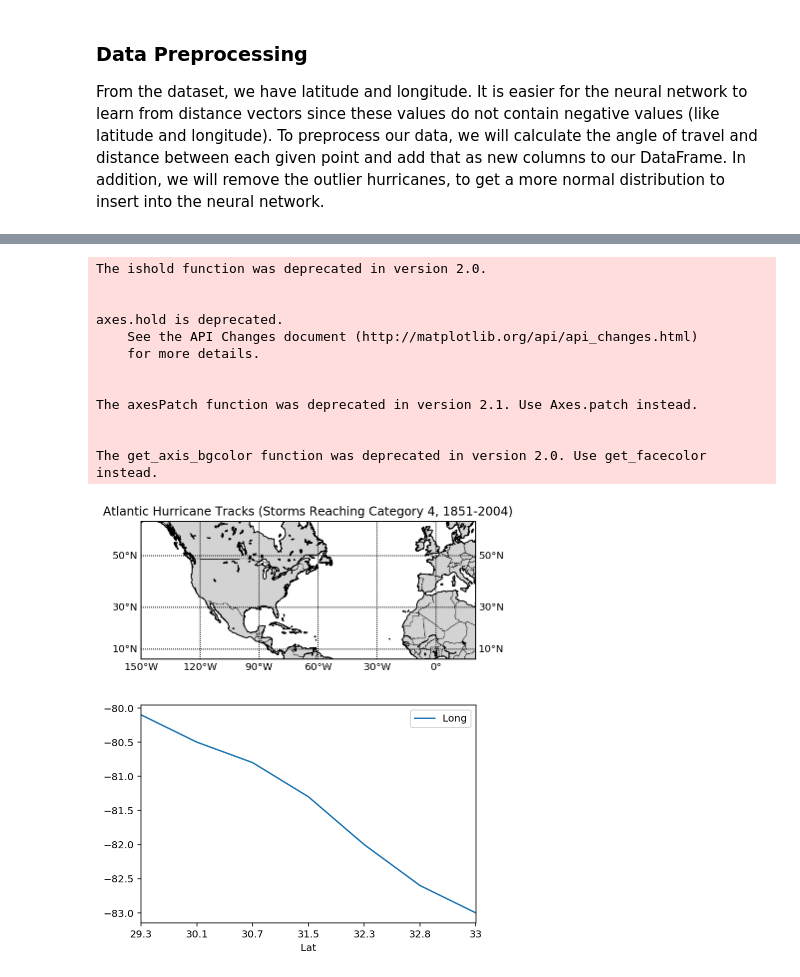
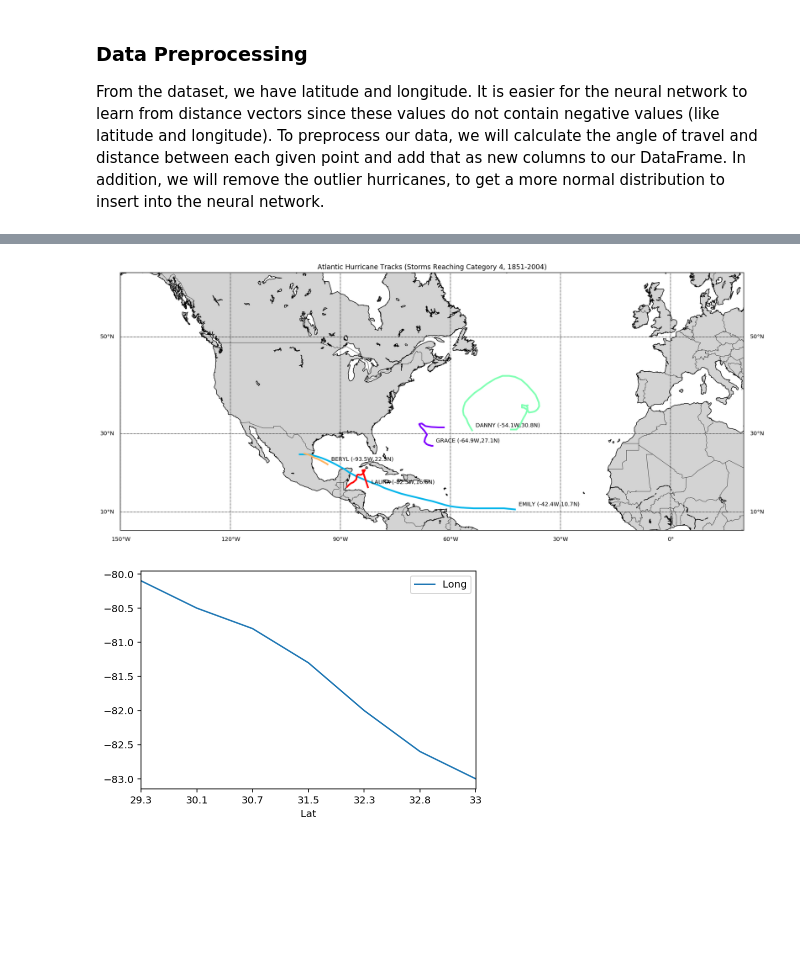
Before and after one commit to sheilaalemany/hurricane-rnn, a Jupyter notebook: hurricane-rnn.ipynb, the cells around one changed output, grey strips where cells are left out. Drawn from its saved outputs; the diff is of its cells as text; code cells hidden in the pictures; blank space fills up the shorter version.

Commit message:
fixed map function

```diff
--- a/hurricane-rnn.ipynb
+++ b/hurricane-rnn.ipynb
@@ -129,5 +180,6 @@ for x in keys:
     word2keys[x[1]] = x[0]
 
 data = data[data['unique-key'].isin(keys25)]
+keys = list(enumerate(pd.unique(data['unique-key'])))
 data.head()
 # %% [output]
@@ -250,47 +301,41 @@ ISAAC-2000-13 - 6158.66324694 miles - 52.0
 # %%
 from mpl_toolkits.basemap import Basemap
+import matplotlib.cm as cm
 
+n_large = 5
 # Graph the trajectories of the longest hurricanes (the ones that traveled the most)
-for x in hurricane_amount.nlargest(1, 0).index:
+data = pd.read_csv('checkpoint-dataframe.csv', index_col=0, header=0)
+plt.figure(figsize=(20,10))
+m = Basemap(llcrnrlon=-150.,llcrnrlat=5.,urcrnrlon=20.,urcrnrlat=60.,\
+            rsphere=(6378137.00,6356752.3142),\
+            resolution='l',projection='merc',\
+            lat_0=40.,lon_0=-20.,lat_ts=20.)
+m.drawcoastlines()
+m.drawcountries()
+m.drawmapboundary(fill_color='white')
+m.fillcontinents(color='#D3D3D3')
+m.drawparallels(np.arange(10,90,20),labels=[1,1,0,1])
+m.drawmeridians(np.arange(-180,180,30),labels=[1,1,0,1])
+
+colors = 'black'#iter(cm.rainbow(np.linspace(0, 1, n_large)))
+for x in hurricane_amount.nlargest(n_large, 0).index:
 
     largest_hurr = data[data['unique-key'] == keys[x][1]]
 #     print(largest_hurr)
-
 #     data[data['unique-key'] == keys[x][1]].plot(x='Lat', y='Long')
-    m = Basemap(llcrnrlon=-150.,llcrnrlat=5.,urcrnrlon=20.,urcrnrlat=60.,\
-            rsphere=(6378137.00,6356752.3142),\
-            resolution='l',projection='merc',\
-            lat_0=40.,lon_0=-20.,lat_ts=20.)
-
     lat = largest_hurr['Lat'].values
     long = largest_hurr['Long'].values
-#     x, y = m(lat, long)
-    m.plot(lat, long, linewidth=3, color='red')
-
-    m.drawcoastlines()
-    m.drawcountries()
-    m.drawmapboundary(fill_color='white')
-    m.fillcontinents(color='#D3D3D3')
-    m.drawparallels(np.arange(10,90,20),labels=[1,1,0,1])
-    m.drawmeridians(np.arange(-180,180,30),labels=[1,1,0,1])
+    #print(lat,long)
+    xpt, ypt = m(long, lat)
+    plt.text(xpt[0]+100000,ypt[0]+100000,  '%s (%5.1fW,%3.1fN)' % (keys[x][1].split('-')[0],long[0],lat[0]))
+    #print(x,y)
+    m.plot(xpt, ypt, linewidth=3, color=#next(colors))
 
 
-    plt.title('Atlantic Hurricane Tracks (Storms Reaching Category 4, 1851-2004)')
-    plt.show()
+plt.title('Atlantic Hurricane Tracks (Storms Reaching Category 4, 1851-2004)')
+plt.show()
 # %% [output]
-The ishold function was deprecated in version 2.0.
-
-
-axes.hold is deprecated.
-    See the API Changes document (http://matplotlib.org/api/api_changes.html)
-    for more details.
-
-
-The axesPatch function was deprecated in version 2.1. Use Axes.patch instead.
-
-
-The get_axis_bgcolor function was deprecated in version 2.0. Use get_facecolor instead.
-[figure, old version]
+[figure, new version]
 # %%
 # Graph the trajectories of the shortest hurricanes (the ones that traveled the least)
 for x in hurricane_amount.nsmallest(3, 0).index:
```
Also changed, not shown: parts of 10 cells of this notebook, 1 other file.
